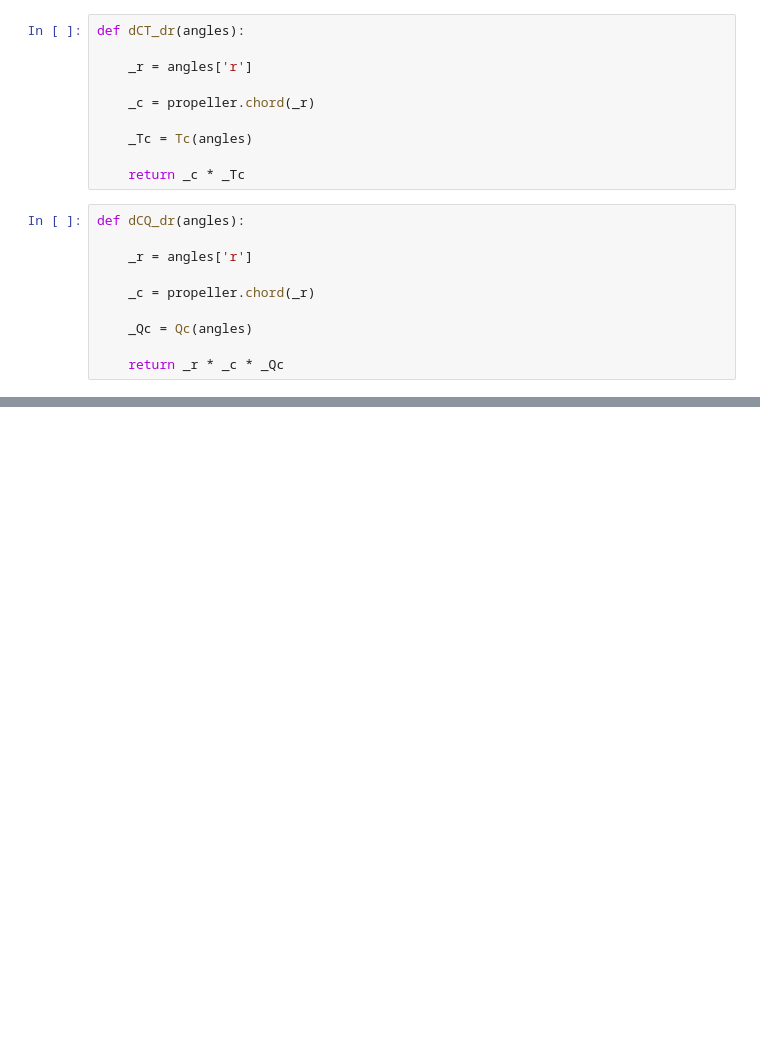
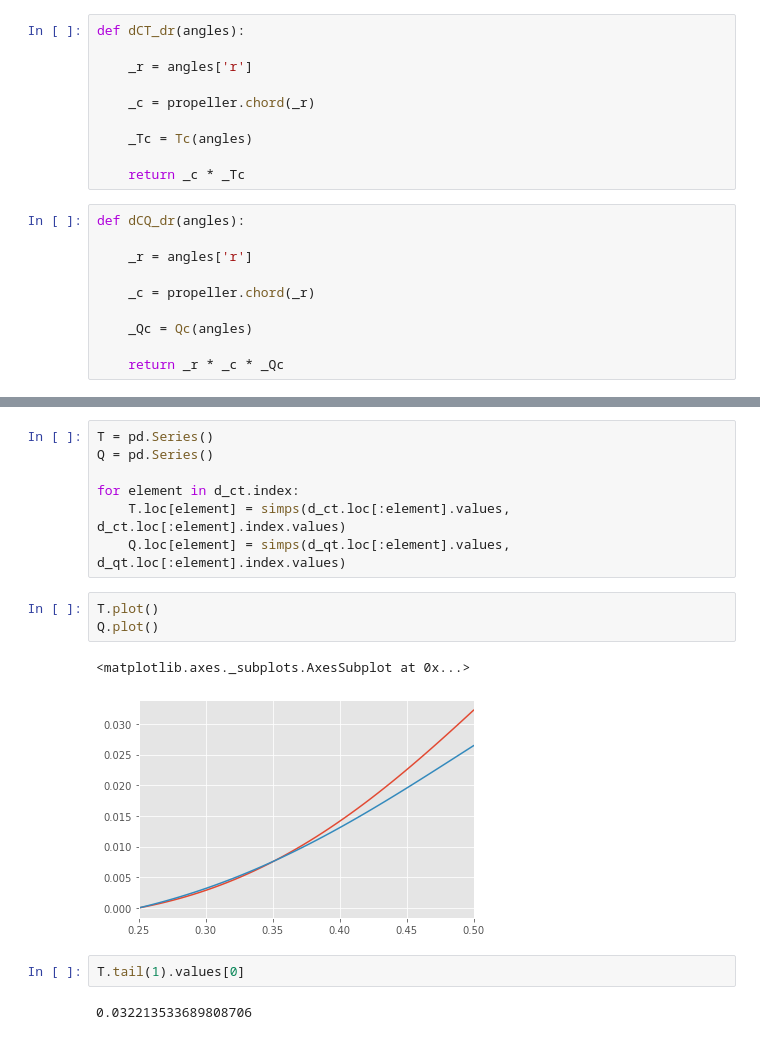
Before and after one commit to KikeM/pybem, a Jupyter notebook: sandbox/robust-implementation.ipynb, the cells around one changed output, grey strips where cells are left out. Saved outputs shown, nothing was run; the diff lists cells and outputs as text; blank space fills up the shorter version.

```diff
--- a/sandbox/robust-implementation.ipynb
+++ b/sandbox/robust-implementation.ipynb
@@ -287,0 +298,17 @@ dCQ_dr(angles)
+# %%
+T = pd.Series()
+Q = pd.Series()
+
+for element in d_ct.index:
+    T.loc[element] = simps(d_ct.loc[:element].values, d_ct.loc[:element].index.values)
+    Q.loc[element] = simps(d_qt.loc[:element].values, d_qt.loc[:element].index.values)
+# %%
+T.plot()
+Q.plot()
+# %% [output]
+<matplotlib.axes._subplots.AxesSubplot at 0x...>
+[figure, added]
+# %%
+T.tail(1).values[0]
+# %% [output]
+0.032213533689808706
```
Also changed, not shown: parts of 14 cells of this notebook, 2 other files.
